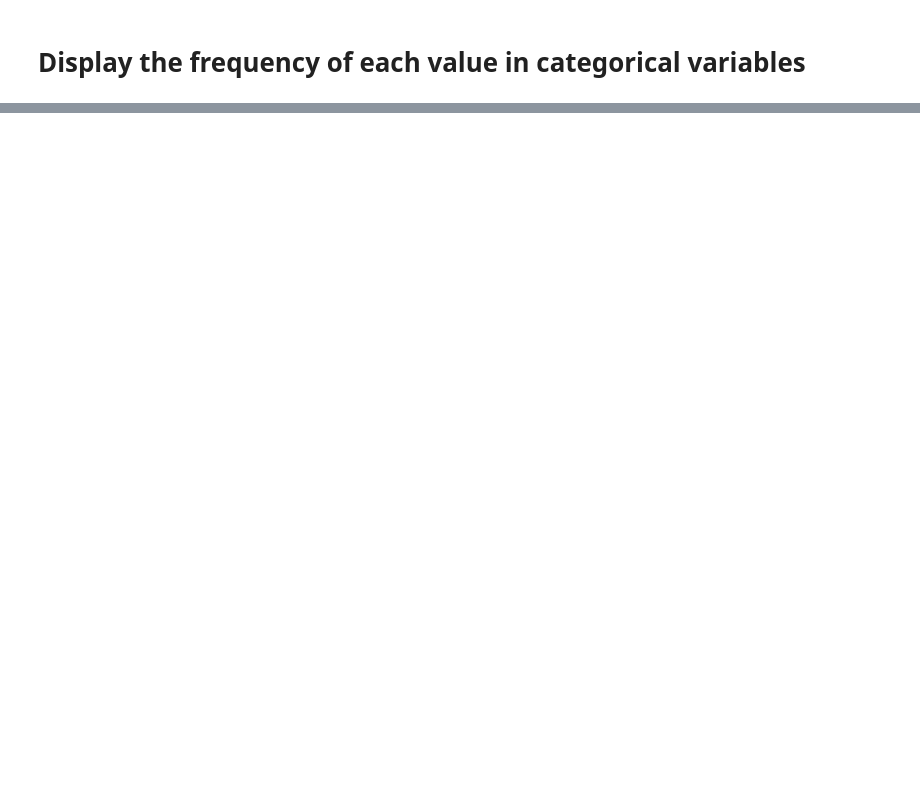
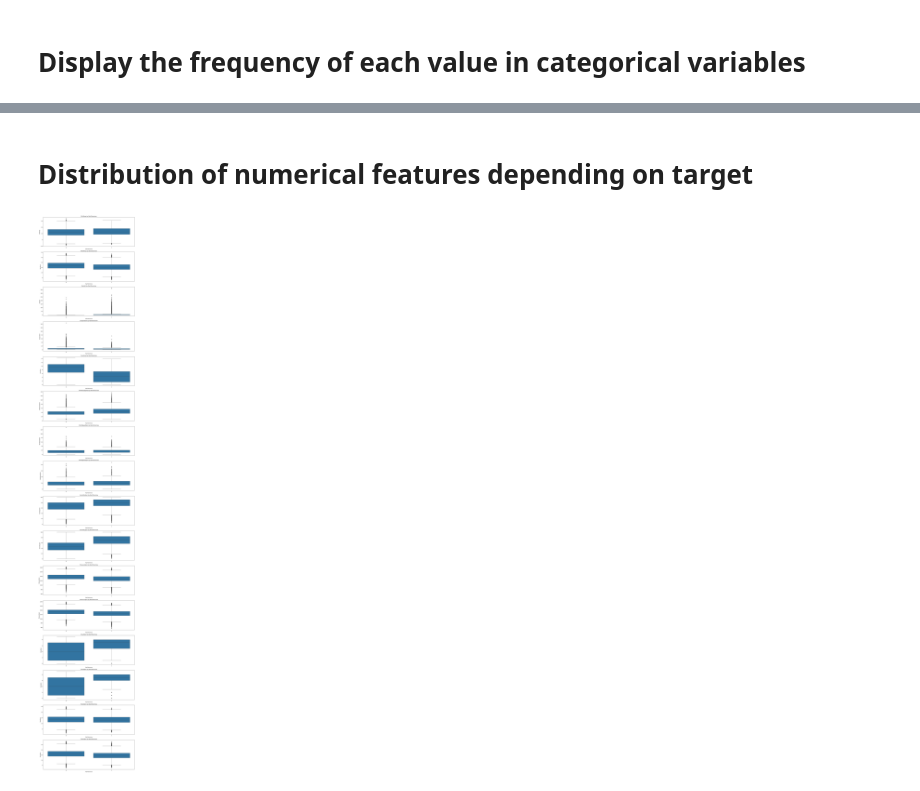
Before and after one commit to robertogarces/australia_rain, a Jupyter notebook: notebooks/exploration.ipynb, the cells around one changed output, grey strips where cells are left out. Saved outputs shown, nothing was run; the diff lists cells and outputs as text; code cells hidden in the pictures; blank space fills up the shorter version.

```diff
--- a/notebooks/exploration.ipynb
+++ b/notebooks/exploration.ipynb
@@ -332,0 +218,17 @@ plt.show()
+# %% [markdown]
+# Distribution of numerical features depending on target
+# %%
+# Crear un boxplot por cada feature numérica
+plt.figure(figsize=(14, 5 * len(numerical_features)))
+
+for idx, feature in enumerate(numerical_features):
+    plt.subplot(len(numerical_features), 1, idx + 1)
+    sns.boxplot(x='RainTomorrow', y=feature, data=df)
+    plt.title(f'{feature} by RainTomorrow')
+    plt.xlabel('RainTomorrow')
+    plt.ylabel(feature)
+
+plt.tight_layout()
+plt.show()
+# %% [output]
+[figure, added]
```
Also changed, not shown: parts of 34 cells of this notebook, 7 other files.
